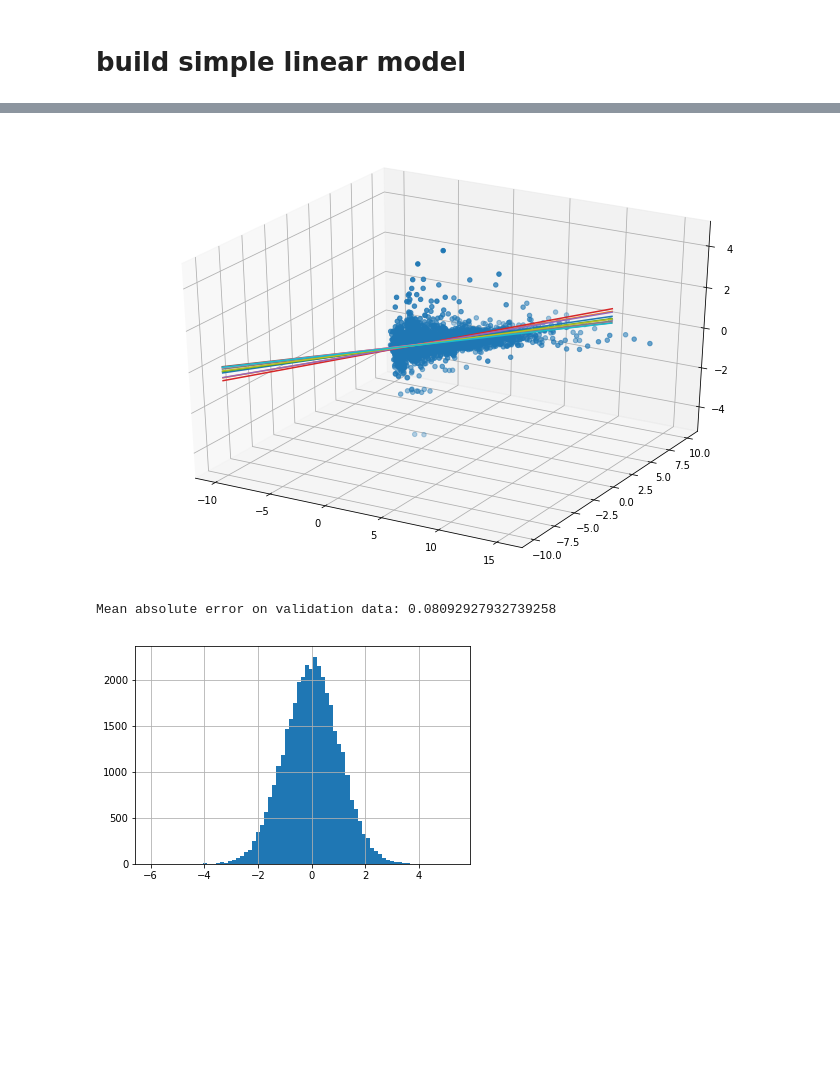
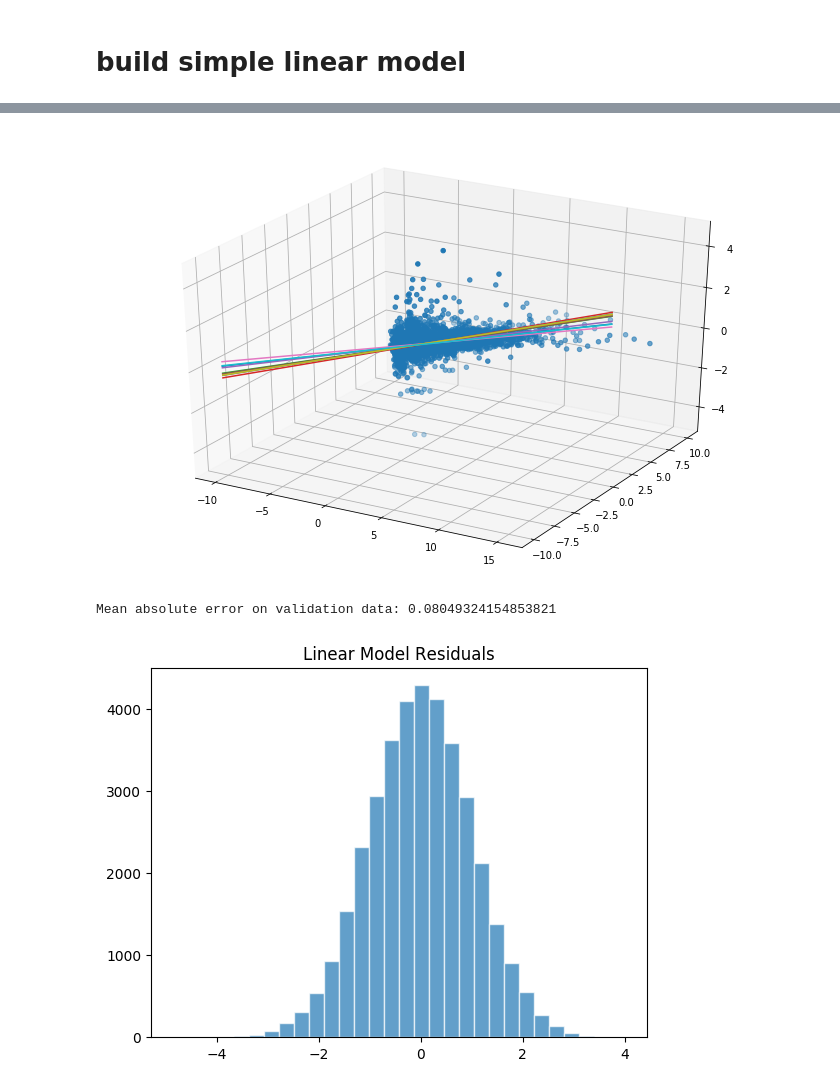
Before and after one commit to cavaunpeu/random-effects-neural-networks, a Jupyter notebook: zillow.ipynb, the cells around one changed output, grey strips where cells are left out. Drawn from its saved outputs; the diff is of its cells as text; code cells hidden in the pictures; blank space fills up the shorter version.

```diff
--- a/zillow.ipynb
+++ b/zillow.ipynb
@@ -116,10 +116,10 @@ build_year             0.017312
 censustractandblock    0.008892
 Name: logerror, dtype: float64
 # %%
-fixed_effects = [
+fixed_effect_predictors = [
     'area_live_finished',
     'num_bathroom',
-#     'build_year'
+    'build_year'
 ]
 # %% [markdown]
 # for now, drop rows with null values
@@ -128,7 +128,7 @@ train_df.dropna(inplace=True)
 # %% [markdown]
 # split into train, validation
 # %%
-X = train_df.drop('logerror', axis=1)[fixed_effects]
+X = train_df.drop('logerror', axis=1)[fixed_effect_predictors]
 y = train_df['logerror']
 
 X = scale(X)
@@ -201,7 +201,7 @@ visualise_3d(X_train, y_train, β_fixed_effects, α, n_samples=10)
 # Visualize samples from the posterior along 2 dimensions.
 visualise_3d(X_train, y_train, qβ_fixed_effects, qα, n_samples=10)
 # %% [output]
-[figure, old version]
+[figure, new version]
 # %%
 # plot residuals
 # %%
@@ -221,14 +221,15 @@ def compute_mean_absolute_error(y_posterior, X_val_feed_dict, y_val=y_val):
     print(f'Mean absolute error on validation data: {mae}')
 
 
-def plot_residuals(y_posterior, X_val_feed_dict, y_val=y_val):
+def plot_residuals(y_posterior, X_val_feed_dict, title, y_val=y_val):
     y_posterior_preds = y_posterior.eval(feed_dict=X_val_feed_dict)
-    pd.Series(y_posterior_preds - y_val).hist(bins=75)
+    plt.hist(y_posterior_preds - y_val, edgecolor='white', linewidth=1, bins=30, alpha=.7)
+    plt.title(title)
 # %%
 compute_mean_absolute_error(y_posterior, X_val_feed_dict)
 # %% [output]
-Mean absolute error on validation data: 0.08092927932739258
+Mean absolute error on validation data: 0.08049324154853821
 # %%
-plot_residuals(y_posterior, X_val_feed_dict)
+plot_residuals(y_posterior, X_val_feed_dict, title='Linear Model Residuals')
 # %% [output]
-[figure, old version]
+[figure, new version]
```
Also changed, not shown: parts of 6 cells of this notebook.
